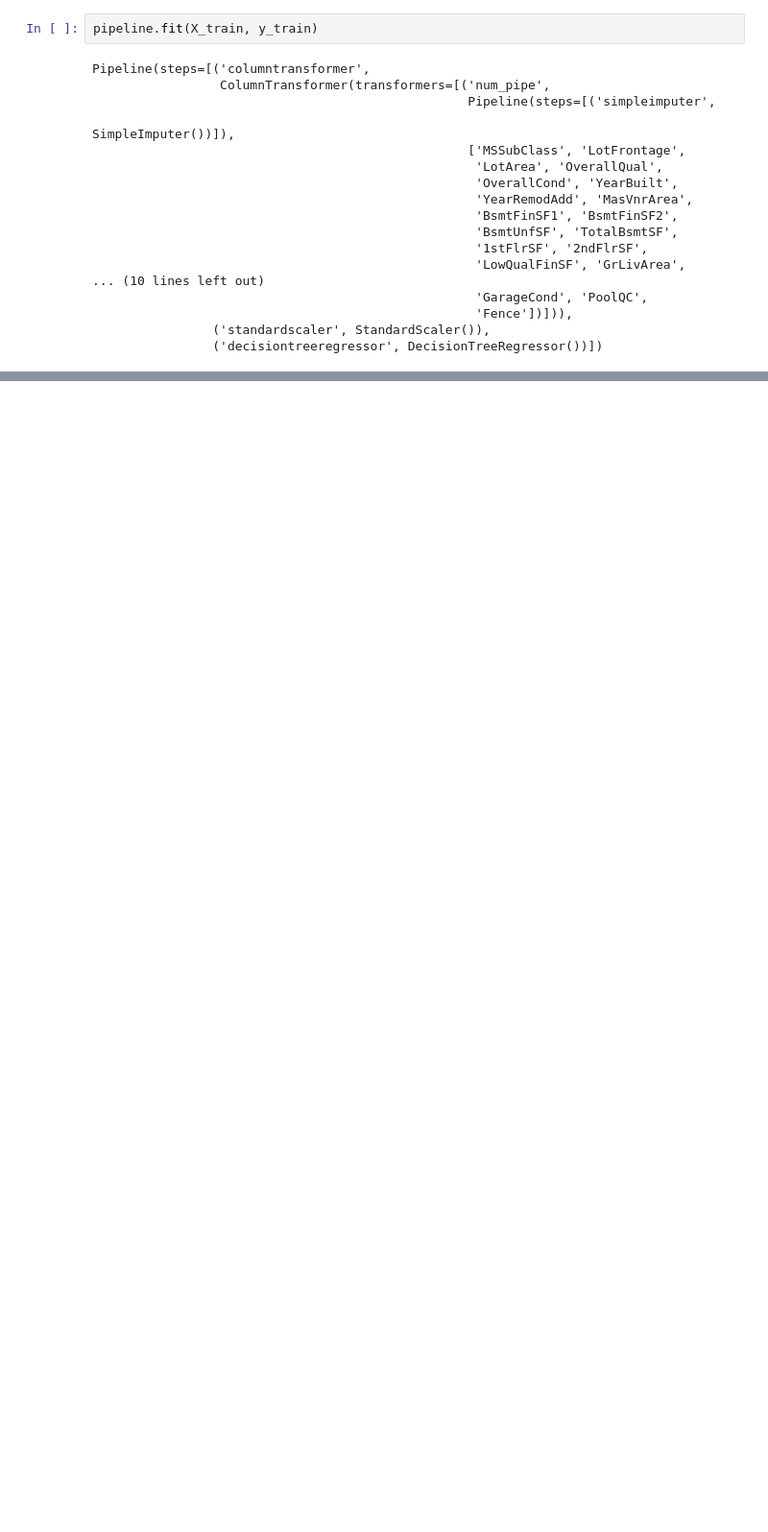
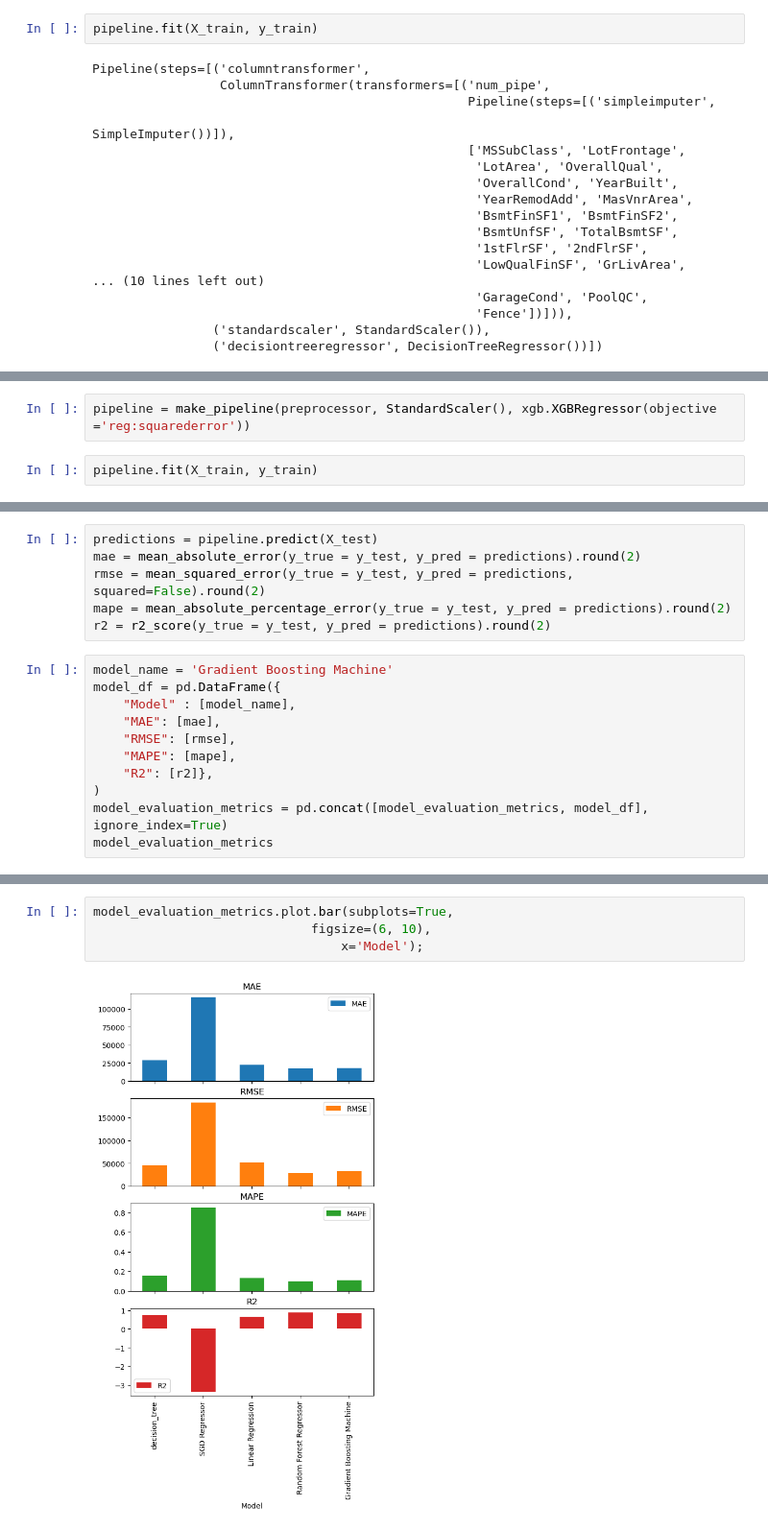
Before and after one commit to MerleSt/HousingPricePrediction, a Jupyter notebook: Notebooks/model.ipynb, the cells around one changed output, grey strips where cells are left out. Shown: that part at 96% size. Cells and saved outputs as stored; diff of their text form; blank space fills up the shorter version.

Commit message:
Update model.ipynb
model variations tested against varying metrics

```diff
--- a/Notebooks/model.ipynb
+++ b/Notebooks/model.ipynb
@@ -122,0 +286,4 @@ Pipeline(steps=[('columntransformer',
+# %%
+pipeline = make_pipeline(preprocessor, StandardScaler(), xgb.XGBRegressor(objective ='reg:squarederror'))
+# %%
+pipeline.fit(X_train, y_train)
@@ -122,0 +308,17 @@ Pipeline(steps=[('columntransformer',
+# %%
+predictions = pipeline.predict(X_test)
+mae = mean_absolute_error(y_true = y_test, y_pred = predictions).round(2)
+rmse = mean_squared_error(y_true = y_test, y_pred = predictions, squared=False).round(2)
+mape = mean_absolute_percentage_error(y_true = y_test, y_pred = predictions).round(2)
+r2 = r2_score(y_true = y_test, y_pred = predictions).round(2)
+# %%
+model_name = 'Gradient Boosting Machine'
+model_df = pd.DataFrame({
+    "Model" : [model_name],
+    "MAE": [mae],
+    "RMSE": [rmse],
+    "MAPE": [mape],
+    "R2": [r2]},
+)
+model_evaluation_metrics = pd.concat([model_evaluation_metrics, model_df], ignore_index=True)
+model_evaluation_metrics
@@ -122,0 +334,6 @@ Pipeline(steps=[('columntransformer',
+# %%
+model_evaluation_metrics.plot.bar(subplots=True,
+                             figsize=(6, 10),
+                                 x='Model');
+# %% [output]
+[figure, added]
```
Also changed, not shown: parts of 26 cells of this notebook.
